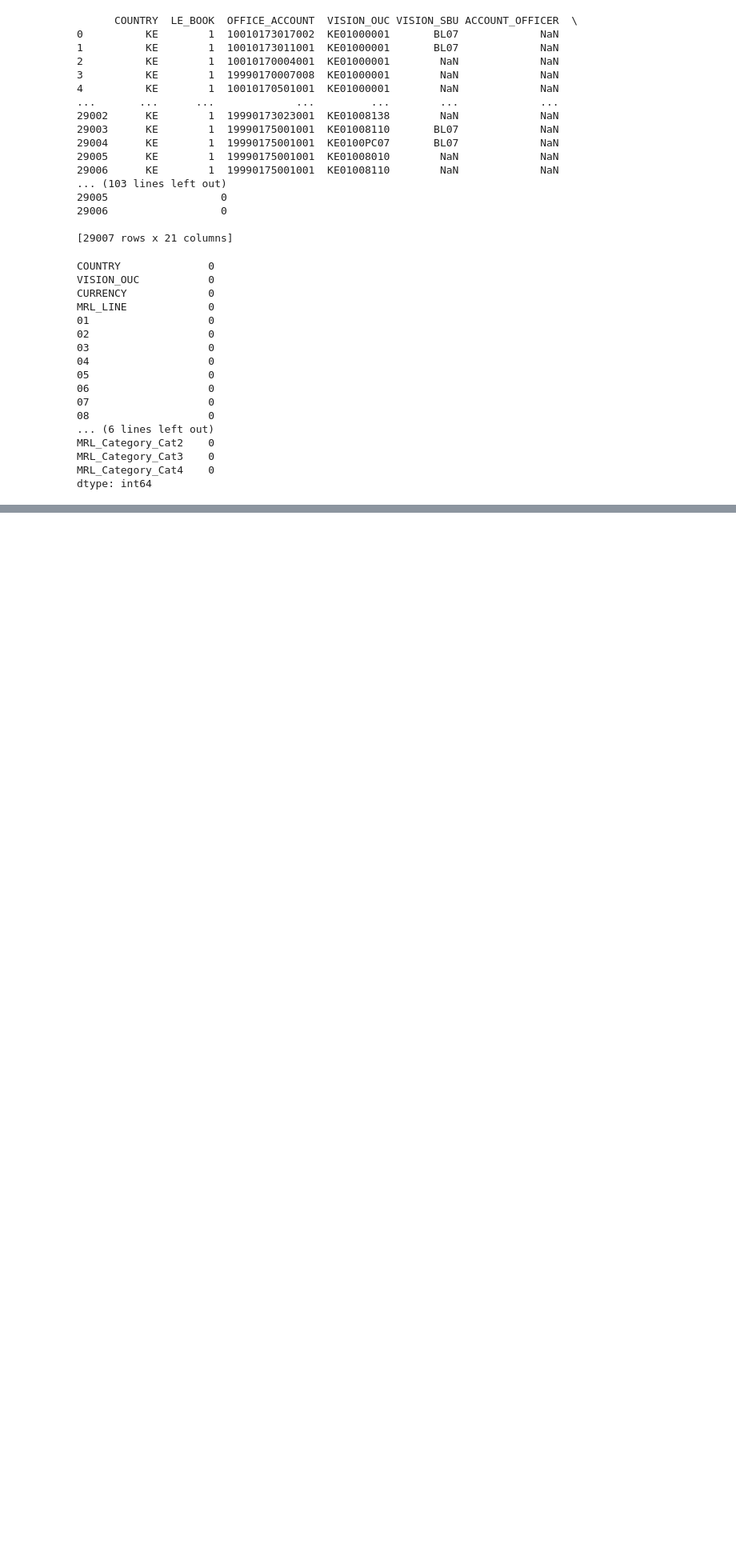
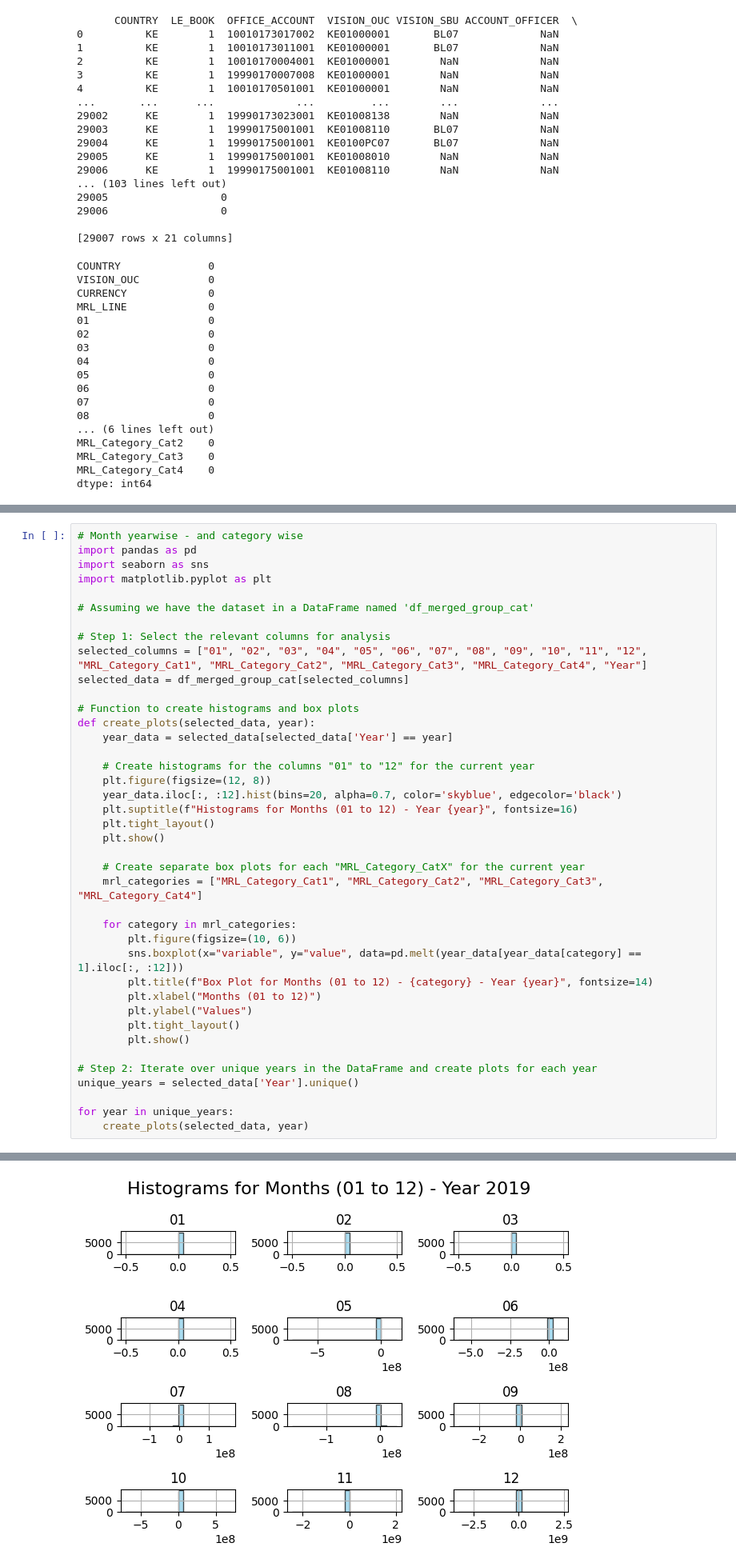
Before and after one commit to Shreeshambav/DeepLearning_training, a Jupyter notebook: EDA_Featureengineering.ipynb, the cells around one changed output, grey strips where cells are left out. Shown at 80% size. Drawn from its saved outputs; the diff is of its cells as text; blank space fills up the shorter version.

```diff
--- a/EDA_Featureengineering.ipynb
+++ b/EDA_Featureengineering.ipynb
@@ -85,0 +413,41 @@ dtype: int64
+# %%
+# Month yearwise - and category wise
+import pandas as pd
+import seaborn as sns
+import matplotlib.pyplot as plt
+
+# Assuming we have the dataset in a DataFrame named 'df_merged_group_cat'
+
+# Step 1: Select the relevant columns for analysis
+selected_columns = ["01", "02", "03", "04", "05", "06", "07", "08", "09", "10", "11", "12", "MRL_Category_Cat1", "MRL_Category_Cat2", "MRL_Category_Cat3", "MRL_Category_Cat4", "Year"]
+selected_data = df_merged_group_cat[selected_columns]
+
+# Function to create histograms and box plots
+def create_plots(selected_data, year):
+    year_data = selected_data[selected_data['Year'] == year]
+
+    # Create histograms for the columns "01" to "12" for the current year
+    plt.figure(figsize=(12, 8))
+    year_data.iloc[:, :12].hist(bins=20, alpha=0.7, color='skyblue', edgecolor='black')
+    plt.suptitle(f"Histograms for Months (01 to 12) - Year {year}", fontsize=16)
+    plt.tight_layout()
+    plt.show()
+
+    # Create separate box plots for each "MRL_Category_CatX" for the current year
+    mrl_categories = ["MRL_Category_Cat1", "MRL_Category_Cat2", "MRL_Category_Cat3", "MRL_Category_Cat4"]
+
+    for category in mrl_categories:
+        plt.figure(figsize=(10, 6))
+        sns.boxplot(x="variable", y="value", data=pd.melt(year_data[year_data[category] == 1].iloc[:, :12]))
+        plt.title(f"Box Plot for Months (01 to 12) - {category} - Year {year}", fontsize=14)
+        plt.xlabel("Months (01 to 12)")
+        plt.ylabel("Values")
+        plt.tight_layout()
+        plt.show()
+
+# Step 2: Iterate over unique years in the DataFrame and create plots for each year
+unique_years = selected_data['Year'].unique()
+
+for year in unique_years:
+    create_plots(selected_data, year)
+# %% [output]
@@ -85,0 +455 @@ dtype: int64
+[figure, added]
```
Also changed, not shown: parts of 9 cells of this notebook.
